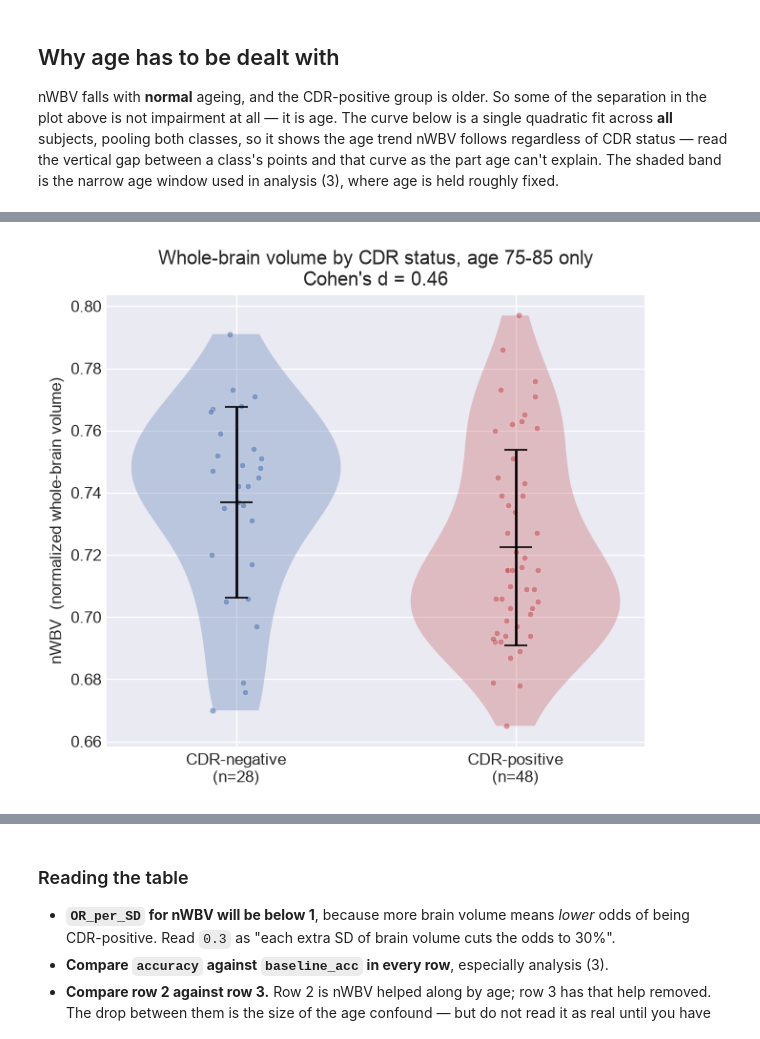
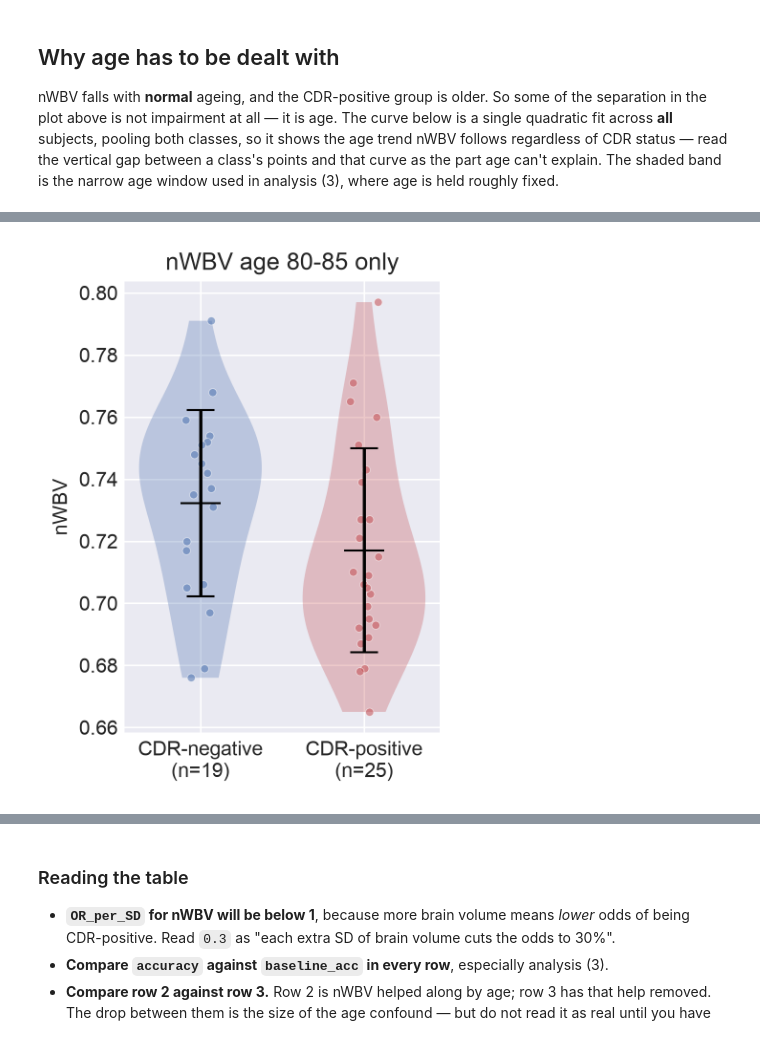
Before and after one commit to emarti/immersion2026-ai-imaging, a Jupyter notebook: internal/jupyter/nWBV.ipynb, the cells around one changed output, grey strips where cells are left out. Cells and saved outputs as stored; diff of their text form; code cells hidden in the pictures.

```diff
--- a/internal/jupyter/nWBV.ipynb
+++ b/internal/jupyter/nWBV.ipynb
@@ -36,11 +37,16 @@ from sklearn.metrics import roc_auc_score
 REPO_ROOT = os.path.abspath('..') if os.path.isfile('../common.py') else os.path.abspath('.')
 # %%
 plt.style.use('seaborn-v0_8-darkgrid')
-plt.rcParams['figure.dpi'] = 120
+plt.rcParams['figure.dpi'] = 300
 
 # One colour per class, used consistently in every figure below.
 NEG_COLOR, POS_COLOR = '#4C72B0', '#C44E52'
 NEG_LABEL, POS_LABEL = 'CDR-negative', 'CDR-positive'
+
+# The narrow age band analysis (3) holds roughly fixed, to remove the age confound from
+# nWBV -- used everywhere below instead of hard-coding 75/85 again.
+age_min, age_max = 80, 85
+band_label = f'nWBV, age {age_min:g}-{age_max:g}'
 # %% [markdown]
 ## Load the OASIS cross-sectional spreadsheet
 
@@ -117,7 +123,7 @@ pooled_sd = np.sqrt(((len(neg) - 1) * neg.var(ddof=1) + (len(pos) - 1) * pos.var
                     / (len(neg) + len(pos) - 2))
 cohens_d = (neg.mean() - pos.mean()) / pooled_sd
 
-fig, ax = plt.subplots(figsize=(5.5, 5))
+fig, ax = plt.subplots(figsize=(4, 3))
 
 parts = ax.violinplot([neg, pos], positions=[1, 2], widths=0.75, showextrema=False)
 for body, colour in zip(parts['bodies'], [NEG_COLOR, POS_COLOR]):
@@ -134,8 +140,8 @@ for x, values, colour in [(1, neg, NEG_COLOR), (2, pos, POS_COLOR)]:
 
 ax.set_xticks([1, 2])
 ax.set_xticklabels([f'{NEG_LABEL}\n(n={len(neg)})', f'{POS_LABEL}\n(n={len(pos)})'])
-ax.set_ylabel('nWBV  (normalized whole-brain volume)')
-ax.set_title(f"Whole-brain volume by CDR status\nCohen's d = {cohens_d:.2f}")
+ax.set_ylabel('nWBV')
+ax.set_title(f"nWBV all ages")
 fig.tight_layout()
 plt.show()
 # %% [output]
@@ -150,9 +156,10 @@ trend nWBV follows regardless of CDR status — read the vertical gap between a
 points and that curve as the part age can't explain. The shaded band is the narrow age
 window used in analysis (3), where age is held roughly fixed.
 # %%
-fig, ax = plt.subplots(figsize=(7, 5))
+fig, ax = plt.subplots(figsize=(4, 3))
 
-ax.axvspan(75, 85, color='0.4', alpha=0.15, zorder=0, label='age 75-85 (analysis 3)')
+ax.axvspan(age_min, age_max, color='0.4', alpha=0.15, zorder=0,
+          label=f'age {age_min:g}-{age_max:g} (analysis 3)')
 
 for mask, colour, marker, label in [
     (~df['CDR_positive'], NEG_COLOR, 'o', NEG_LABEL),
@@ -166,13 +173,12 @@ for mask, colour, marker, label in [
 # trend nWBV follows on its own, independent of CDR status.
 coeffs = np.polyfit(df['Age'], df['nWBV'], 2)
 xs = np.linspace(df['Age'].min(), df['Age'].max(), 200)
-ax.plot(xs, np.polyval(coeffs, xs), color='black', linewidth=2, alpha=0.85,
-        label='quadratic fit (all subjects)')
+ax.plot(xs, np.polyval(coeffs, xs), color='black', linewidth=2, alpha=0.85)
 
 ax.set_xlabel('Age (years)')
 ax.set_ylabel('nWBV')
-ax.set_title('nWBV vs age, by CDR status')
-ax.legend(loc='upper right', framealpha=0.9)
+# ax.set_title('nWBV vs age, by CDR status')
+ax.legend(loc='lower left', framealpha=0.9, fontsize=8)
 fig.tight_layout()
 plt.show()
 # %% [output]
@@ -180,39 +186,39 @@ plt.show()
 # %%
-# Same violin+dot view as the all-ages plot above, but restricted to the age 75-85
-# band highlighted in the scatterplot -- this is the age-matched comparison that
+# Same violin+dot view as the all-ages plot above, but restricted to the age band
+# highlighted in the scatterplot -- this is the age-matched comparison that
 # analysis (3) below turns into a number, seen directly before the statistics.
-band = df['Age'].between(75, 85)
+band = df['Age'].between(age_min, age_max)
 neg_band = df.loc[band & ~df['CDR_positive'], 'nWBV'].to_numpy()
 pos_band = df.loc[band & df['CDR_positive'], 'nWBV'].to_numpy()
 
 pooled_sd_band = np.sqrt(((len(neg_band) - 1) * neg_band.var(ddof=1)
                           + (len(pos_band) - 1) * pos_band.var(ddof=1))
                          / (len(neg_band) + len(pos_band) - 2))
 cohens_d_band = (neg_band.mean() - pos_band.mean()) / pooled_sd_band
 
-fig, ax = plt.subplots(figsize=(5.5, 5))
+fig, ax = plt.subplots(figsize=(3, 4))
 
 parts = ax.violinplot([neg_band, pos_band], positions=[1, 2], widths=0.75, showextrema=False)
 for body, colour in zip(parts['bodies'], [NEG_COLOR, POS_COLOR]):
     body.set_facecolor(colour)
     body.set_alpha(0.30)
 
 rng = np.random.default_rng(0)   # same fixed seed as the all-ages violin above
 for x, values, colour in [(1, neg_band, NEG_COLOR), (2, pos_band, POS_COLOR)]:
     jitter = rng.uniform(-0.09, 0.09, size=len(values))
     ax.scatter(x + jitter, values, s=16, color=colour, alpha=0.55,
                edgecolor='white', linewidth=0.4, zorder=3)
     ax.errorbar(x, values.mean(), yerr=values.std(ddof=1), fmt='_', color='black',
                 markersize=20, capsize=7, elinewidth=1.6, zorder=4)
 
 ax.set_xticks([1, 2])
 ax.set_xticklabels([f'{NEG_LABEL}\n(n={len(neg_band)})', f'{POS_LABEL}\n(n={len(pos_band)})'])
-ax.set_ylabel('nWBV  (normalized whole-brain volume)')
-ax.set_title(f"Whole-brain volume by CDR status, age 75-85 only\nCohen's d = {cohens_d_band:.2f}")
+ax.set_ylabel('nWBV')
+ax.set_title(f"nWBV age {age_min:g}-{age_max:g} only")
 fig.tight_layout()
 plt.show()
 # %% [output]
-[figure, old version]
+[figure, new version]
 # %% [markdown]
 ## Predictive value: one continuous variable, one yes/no outcome
 
```
Also changed, not shown: parts of 6 cells of this notebook, 8 other files.
